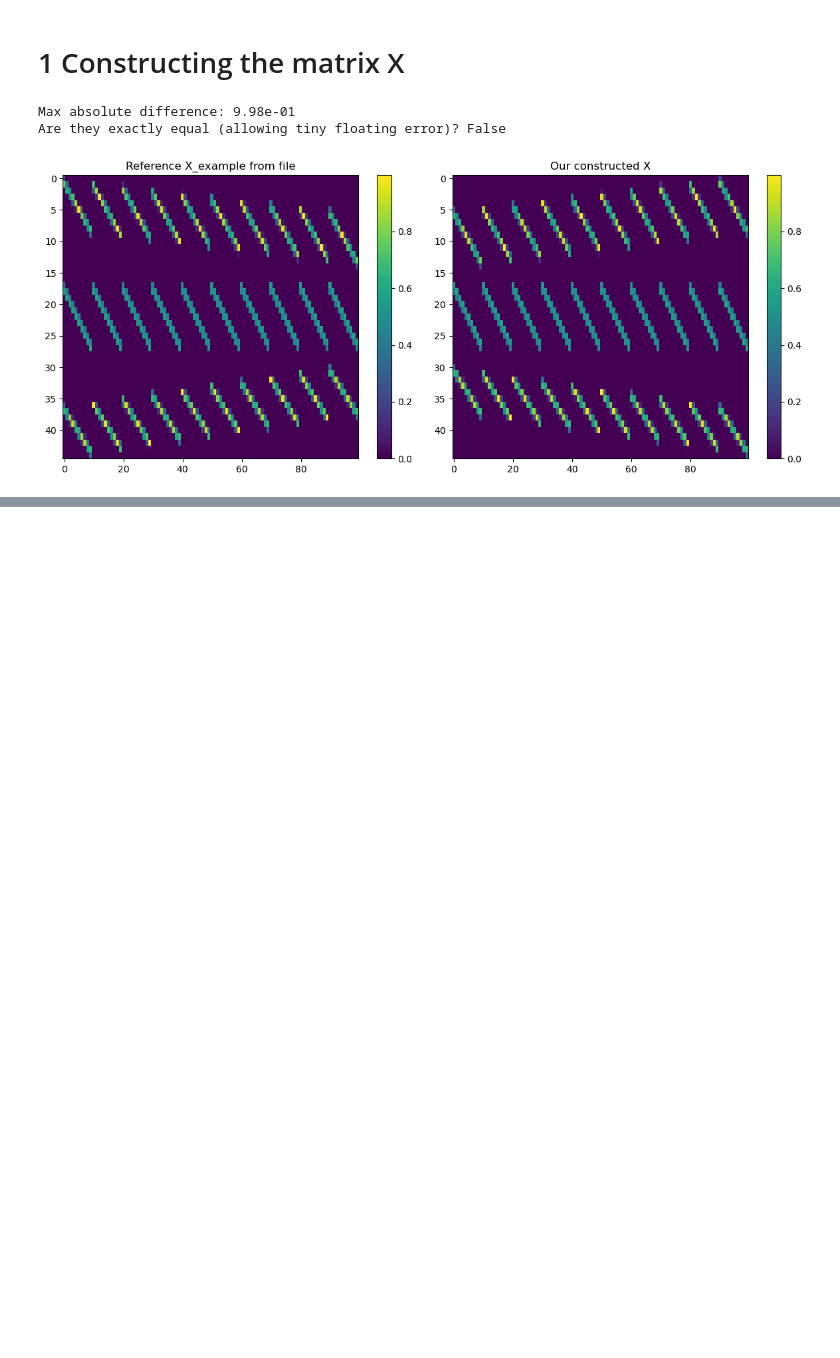
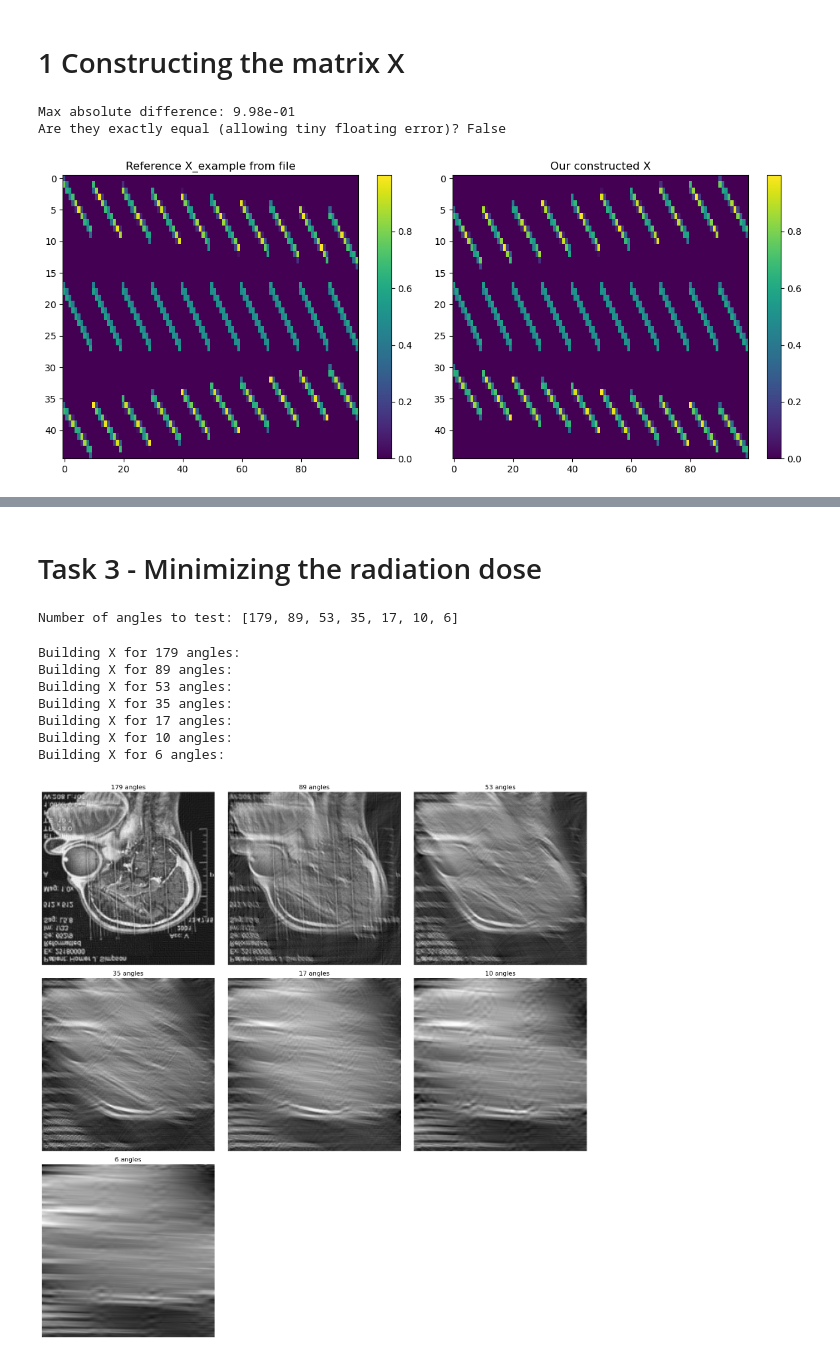
Before and after one commit to shayantrix/ML_exercise_tomography, a Jupyter notebook: tomography.ipynb, the cells around one changed output, grey strips where cells are left out. Saved outputs shown, nothing was run; the diff lists cells and outputs as text; code cells hidden in the pictures; blank space fills up the shorter version.

```diff
--- a/tomography.ipynb
+++ b/tomography.ipynb
@@ -134,0 +286,2 @@ Are they exactly equal (allowing tiny floating error)? False
+# %% [markdown]
+# Task 3 - Minimizing the radiation dose
@@ -134,0 +296,56 @@ Are they exactly equal (allowing tiny floating error)? False
+# %%
+# angles counts to test
+fractions = [1.0, 0.5, 0.3, 0.2, 0.1]   # 179, 90, 54, 36, 18
+extra_ang = [10, 6]
+
+n_angles_list = []
+
+for i in fractions:
+    n_angles_list.append(int(i * len(all_angles)))
+
+n_angles_list.extend(extra_ang)
+# %%
+# remove the duplicates and sort the list of angles counts
+n_angles_list = sorted(set(n_angles_list), reverse=True)
+
+print(f"Number of angles to test: {n_angles_list}")
+# %% [output]
+Number of angles to test: [179, 89, 53, 35, 17, 10, 6]
+# %%
+n_plots = len(n_angles_list)
+ncols = 3
+nrows = (n_plots + ncols - 1) // ncols
+
+fig, axes = plt.subplots(nrows, ncols, figsize=(15, 5 * nrows))
+axes = axes.ravel()
+
+
+for idx, n_angles in enumerate(n_angles_list):
+    subset_alphas = all_angles[:n_angles]
+    print(f"Building X for {n_angles} angles: ")
+    X_sub = construct_X(M_big, subset_alphas, Np_big)
+    y_sub = y_full[:n_angles * Np_big]
+
+    # solve equation system
+    beta_sub, _, _, _, _, _, _, _, _, _ = lsqr(X_sub, y_sub, atol=1e-5, btol=1e-5)
+    img_sub = beta_sub.reshape(M_big, M_big)
+
+    ax = axes[idx]
+    ax.imshow(img_sub, cmap='gray')
+    ax.set_title(f"{n_angles} angles")
+    ax.axis('off')
+
+for j in range(idx+1, len(axes)):
+    axes[j].axis('off')
+
+plt.tight_layout()
+plt.show()
+# %% [output]
+Building X for 179 angles:
+Building X for 89 angles:
+Building X for 53 angles:
+Building X for 35 angles:
+Building X for 17 angles:
+Building X for 10 angles:
+Building X for 6 angles:
+[figure, added]
```
Also changed, not shown: parts of 20 cells of this notebook.
